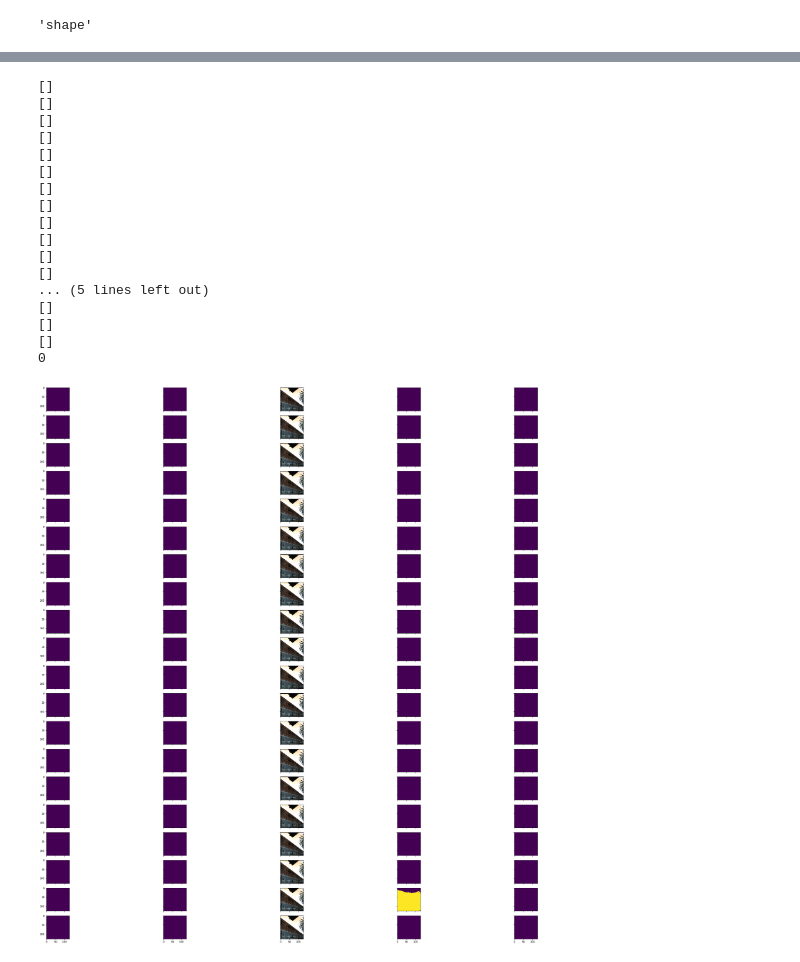
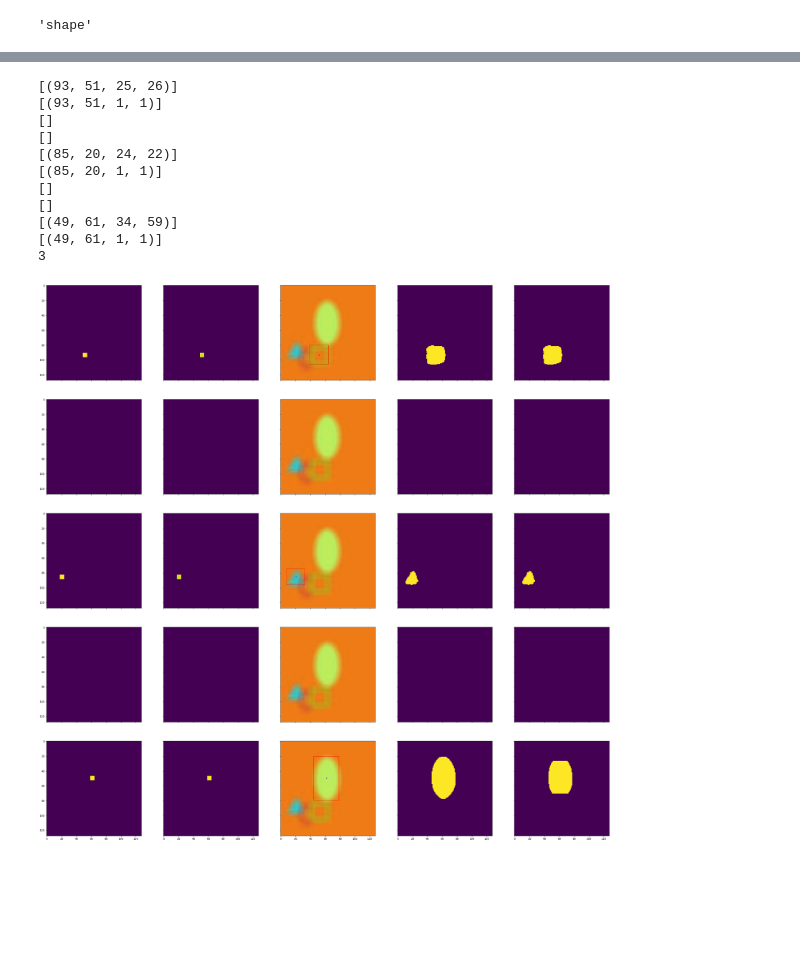
Before and after one commit to miranmanesh/tmp_obj, a Jupyter notebook: MaskCenter-July22.ipynb, the cells around one changed output, grey strips where cells are left out. Cells and saved outputs as stored; diff of their text form; code cells hidden in the pictures; blank space fills up the shorter version.

```diff
--- a/MaskCenter-July22.ipynb
+++ b/MaskCenter-July22.ipynb
@@ -481,0 +486,4 @@ Epoch 0/19
+# %%
+m = torch.load(f'./checkpoints/{opt.dataset}/model_last_810.pth') #75
+device = torch.device("cuda:0" if torch.cuda.is_available() else "cpu")
+modelunet = unet_models.WidthHeightUNet(5,0).to(device)  #num_class
@@ -483,7 +496,3 @@ Epoch 0/19
 opt.dataset
 # %% [output]
 'shape'
-# %%
-m = torch.load(f'./checkpoints/{opt.dataset}/model_best_x.pth')
-device = torch.device("cuda:0" if torch.cuda.is_available() else "cpu")
-modelunet = unet_models.WidthHeightUNet(20).to(device)  #num_class
@@ -527,8 +587,8 @@ import cv2
 
 device = torch.device("cuda:0" if torch.cuda.is_available() else "cpu")
 
-num_class = 20
-n_class= 20
+num_class = 5
+n_class= 5
 
 Dataset = get_dataset(opt.dataset, opt.task)
 
@@ -539,7 +599,7 @@ val_loader = torch.utils.data.DataLoader(
       num_workers=1,
       pin_memory=True)
 
-model=modelunet#trained_model
+model= modelunet
 
 model.eval()   # Set model to evaluate mode
 # %% [output]
@@ -590,14 +650,14 @@ pred = pred[0]
 
 
 # Change channel-order and make 3 channels for matplot
-#input_images_rgb = [reverse_transform(x)/255 for x in inputs.cpu()]
+input_images_rgb = [reverse_transform(x)/255 for x in inputs.cpu()]
 
 
 # Map each channel (i.e. class) to each color
-#target_masks_rgb = [helper.masks_to_colorimg(x/255, n_class) for x in labels_mask]
+target_masks_rgb = [helper.masks_to_colorimg(x/255, n_class) for x in labels_mask]
 
 # Map each channel (i.e. class) to each color
-#target_centers_rgb = [helper.masks_to_colorimg(x/255, n_class) for x in labels_center]
+target_centers_rgb = [helper.masks_to_colorimg(x/255, n_class) for x in labels_center]
 
 for i in [pred]:
     pred_masks = i['class_masks'].data.cpu().numpy()
@@ -634,7 +694,7 @@ img = np.transpose(img,[1,2,0])/255
 # img = img.reshape((192,192,3))
 #orgim = np.transpose(orgim,[1,2,0])/255
 
-n_class = 20
+n_class = 5
 
 f, plots = plt.subplots(n_class, 5, sharex='all', sharey='all', figsize=(4 * 10, 4 * 10)) #n_class
 
@@ -650,13 +710,16 @@ for i in range(n_class):
     plots[i,0].imshow(a2)
 
     a4 = np.copy(pred_widths[0,i,:,:])
+    gt_width = np.copy(batch['gt_widmap'][0,i,:,:])
     a4 = a4*a2 #.numpy()
+    gt_width = gt_width *a2
     plots[i,1].imshow(a4)
 
 
     a5 = np.copy(pred_heights[0,i,:,:])
     a5 = a5*a2 #.numpy()
-
+    gt_height = np.copy(batch['gt_heimap'][0,i,:,:])
+    gt_height = gt_height * a2
 # finding connected components
     from scipy.ndimage.measurements import label
     structure = np.ones((3, 3), dtype=np.int)
@@ -666,7 +729,7 @@ for i in range(n_class):
     ax = plots[i,2] #plt.subplots(1)
     ax.imshow(img)
     coords = []
-
+    gt_coords = []
     for c in range(ncomponents):
         a = indices[labeled == c+1]
         x, y = (np.min(a[:,0]) + np.max(a[:,0]))//2, (np.min(a[:,1]) + np.max(a[:,1]))//2
@@ -675,8 +738,16 @@ for i in range(n_class):
         rect = patches.Rectangle((y-w//2, x-h//2), w, h, linewidth=1, edgecolor='r',facecolor='none')
         ax.add_patch(rect)
 
+        #####
+        w_gt, h_gt = int(gt_width[x,y])+1, int(gt_height[x,y])+1
+        gt_coords.append( (x, y , w_gt, h_gt) )
+        rect_gt = patches.Rectangle((y-w_gt//2, x-h_gt//2), w_gt, h_gt, linewidth=1, edgecolor='b',facecolor='none')
+        ax.add_patch(rect_gt)
+        #####
+
 
     print((coords))
+    print ((gt_coords))
     if(len(coords)!=0):
         count_obj+=1
     tt = []
@@ -709,44 +780,38 @@ for i in range(n_class):
 
     im_w, im_h = pred_masks.shape[2:]
 
     for box in coords:
         x, y, w, h = box
         w , h = w//2+5, h//2+5
         x1, x2, y1, y2 = np.max([x-w, 0]), np.min([x+w, im_w]), np.max ([y-h, 0 ]), np.min([y+h, im_h])
         instance_mask = np.zeros(pred_masks.shape[2:])
         instance_mask[x1:x2, y1:y2]  = 1
         mm = np.zeros(pred_masks.shape[2:], dtype=np.int)
         mm = pred_masks_class.astype(int) * instance_mask.astype(int)
         mm = mm * cc
         xx = xx + mm
         xx[xx>cc] = cc
         cc += 1
 
 
 
 #     xx = np.reshape(xx, [1,xx.shape[0], xx.shape[1]])
 #     xx = xx[0,0,:,:]
     xx = xx.astype(int)
     #print(np.min(xx), np.max(xx))
     plots[i,4].imshow(xx)
     #plots[i,4].imshow(helper.masks_to_colorimg3(xx))
 print (count_obj)
 # %% [output]
+[(93, 51, 25, 26)]
+[(93, 51, 1, 1)]
 []
 []
+[(85, 20, 24, 22)]
+[(85, 20, 1, 1)]
 []
 []
-[]
-[]
-[]
-[]
-[]
-[]
-[]
-[]
-... (5 lines left out)
-[]
-[]
-[]
-0
+[(49, 61, 34, 59)]
+[(49, 61, 1, 1)]
+3
-[figure, old version]
+[figure, new version]
```
Also changed, not shown: parts of 39 cells of this notebook, 26 other files.
